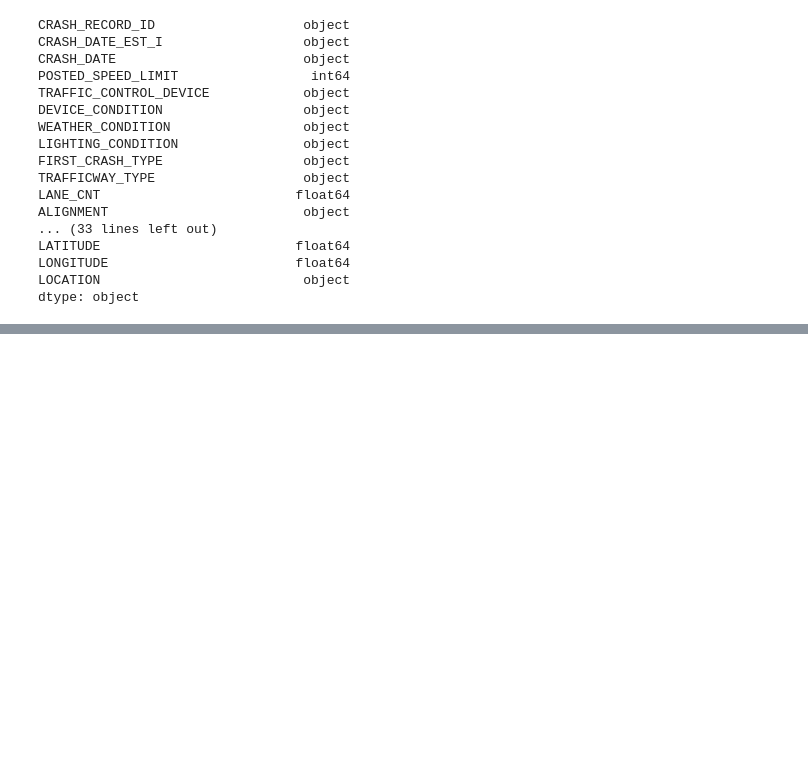
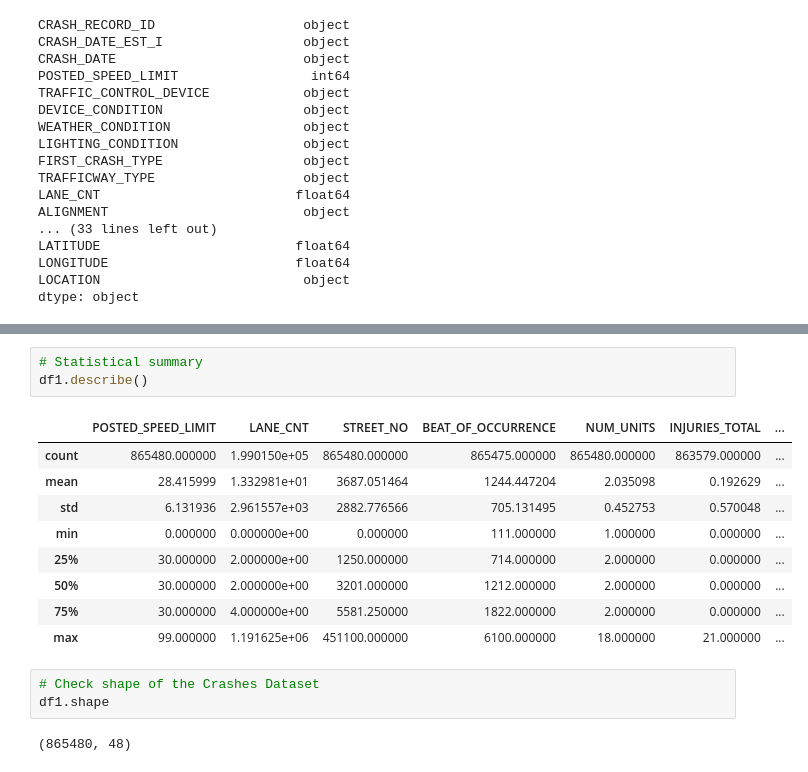
Before and after one commit to joakimTI/GROUP-5-PROJECT, a Jupyter notebook: chicago-crushes-prediction.ipynb, the cells around one changed output, grey strips where cells are left out. Drawn from its saved outputs; the diff is of its cells as text; blank space fills up the shorter version.

Commit message:
Kaggle Notebook | Chicago Crushes Prediction | Loading the second dataset

```diff
--- a/chicago-crushes-prediction.ipynb
+++ b/chicago-crushes-prediction.ipynb
@@ -77,0 +102,18 @@ dtype: object
+# %%
+# Statistical summary
+df1.describe()
+# %% [output]
+|  | POSTED_SPEED_LIMIT | LANE_CNT | STREET_NO | BEAT_OF_OCCURRENCE | NUM_UNITS | INJURIES_TOTAL | ... |
+| count | 865480.000000 | 1.990150e+05 | 865480.000000 | 865475.000000 | 865480.000000 | 863579.000000 | ... |
+| mean | 28.415999 | 1.332981e+01 | 3687.051464 | 1244.447204 | 2.035098 | 0.192629 | ... |
+| std | 6.131936 | 2.961557e+03 | 2882.776566 | 705.131495 | 0.452753 | 0.570048 | ... |
+| min | 0.000000 | 0.000000e+00 | 0.000000 | 111.000000 | 1.000000 | 0.000000 | ... |
+| 25% | 30.000000 | 2.000000e+00 | 1250.000000 | 714.000000 | 2.000000 | 0.000000 | ... |
+| 50% | 30.000000 | 2.000000e+00 | 3201.000000 | 1212.000000 | 2.000000 | 0.000000 | ... |
+| 75% | 30.000000 | 4.000000e+00 | 5581.250000 | 1822.000000 | 2.000000 | 0.000000 | ... |
+| max | 99.000000 | 1.191625e+06 | 451100.000000 | 6100.000000 | 18.000000 | 21.000000 | ... |
+# %%
+# Check shape of the Crashes Dataset
+df1.shape
+# %% [output]
+(865480, 48)
```
Also changed, not shown: parts of 13 cells of this notebook.
